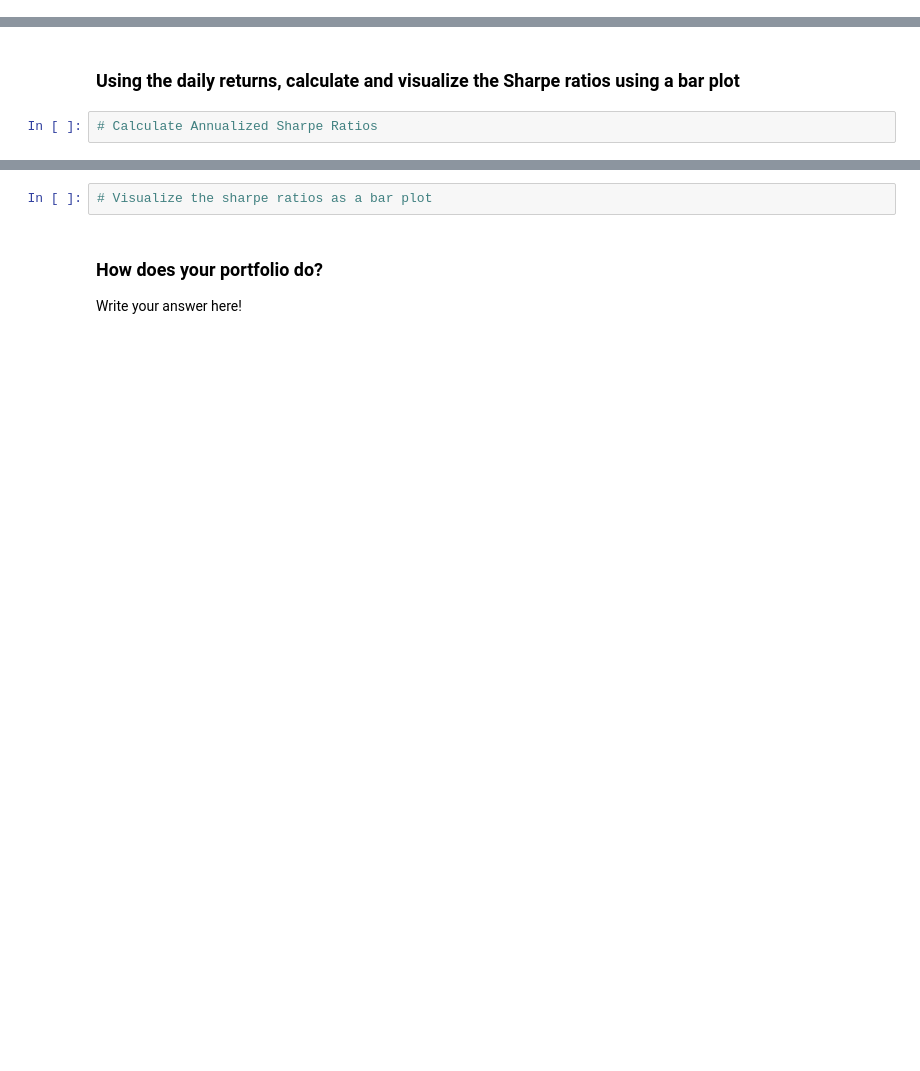
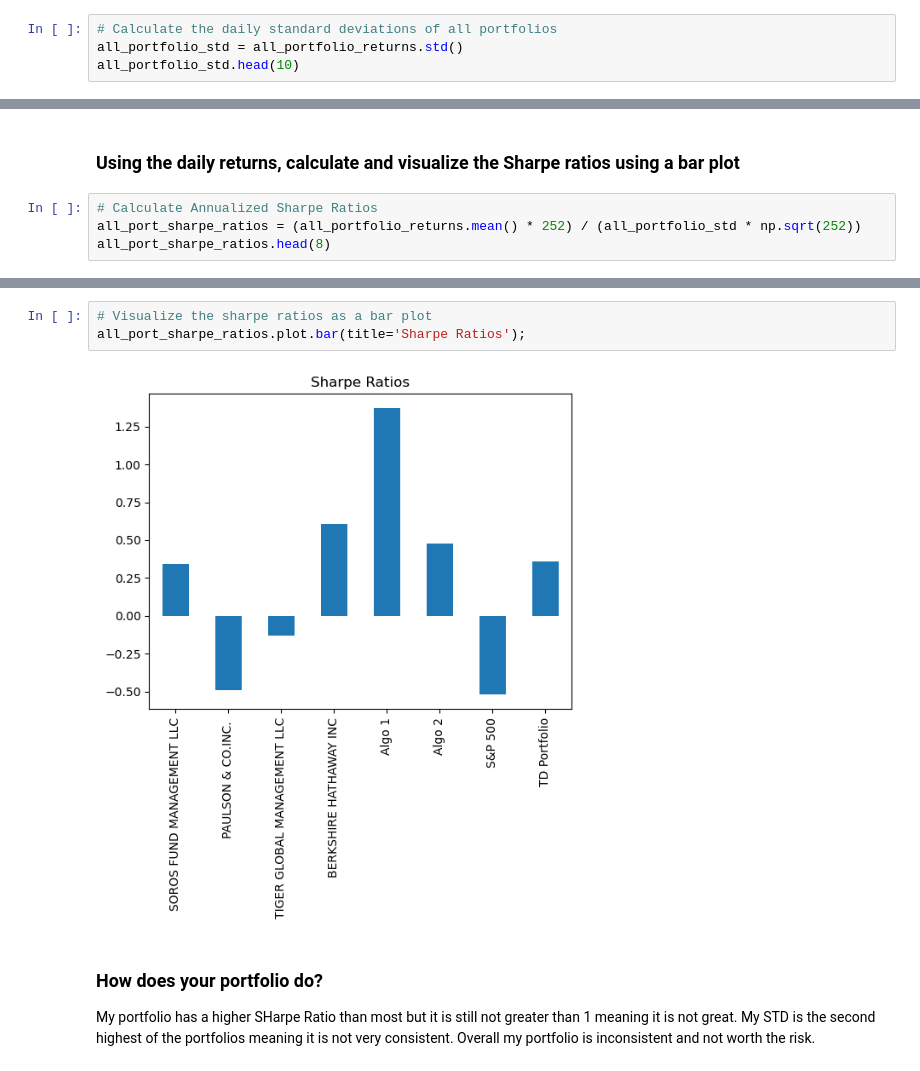
Before and after one commit to TDanner7/Portfolio-Review, a Jupyter notebook: Starter_Code/whale_analysis.ipynb, the cells around one changed output, grey strips where cells are left out. Saved outputs shown, nothing was run; the diff lists cells and outputs as text; blank space fills up the shorter version.

```diff
--- a/Starter_Code/whale_analysis.ipynb
+++ b/Starter_Code/whale_analysis.ipynb
@@ -579,0 +602,4 @@ all_portfolio_returns.head()
+# %%
+# Calculate the daily standard deviations of all portfolios
+all_portfolio_std = all_portfolio_returns.std()
+all_portfolio_std.head(10)
@@ -595,3 +722,5 @@ all_portfolio_returns.head()
 ### Using the daily returns, calculate and visualize the Sharpe ratios using a bar plot
 # %%
 # Calculate Annualized Sharpe Ratios
+all_port_sharpe_ratios = (all_portfolio_returns.mean() * 252) / (all_portfolio_std * np.sqrt(252))
+all_port_sharpe_ratios.head(8)
@@ -598,6 +737,9 @@ all_portfolio_returns.head()
 # %%
 # Visualize the sharpe ratios as a bar plot
+all_port_sharpe_ratios.plot.bar(title='Sharpe Ratios');
+# %% [output]
+[figure, added]
-# %% [markdown]
-### How does your portfolio do?
-
-Write your answer here!
+# %% [markdown]
+### How does your portfolio do?
+
+My portfolio has a higher SHarpe Ratio than most but it is still not greater than 1 meaning it is not great. My STD is the second highest of the portfolios meaning it is not very consistent. Overall my portfolio is inconsistent and not worth the risk.
```
Also changed, not shown: parts of 23 cells of this notebook.
